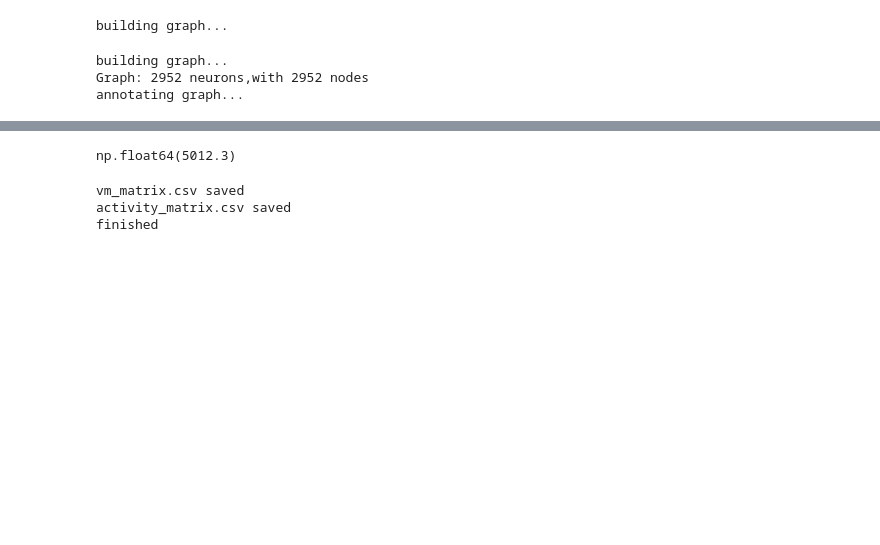
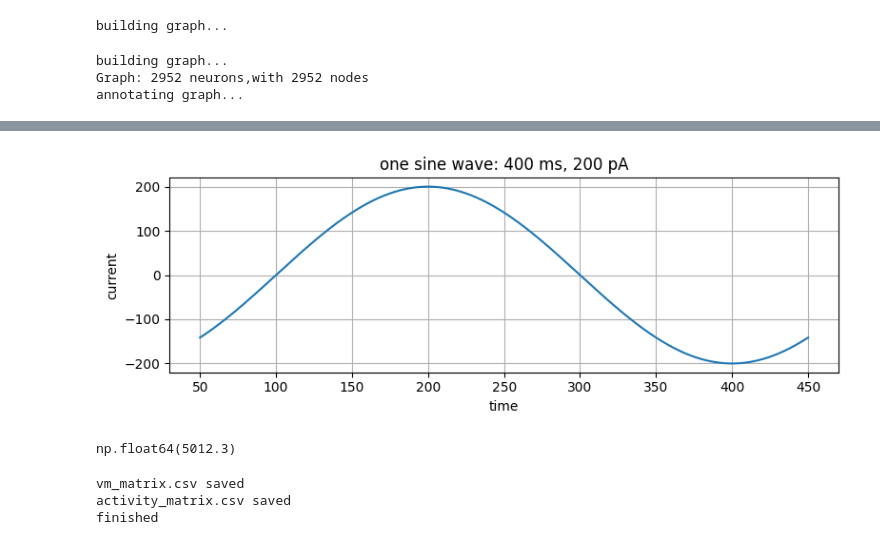
Before and after one commit to Leon-Parepko/Drosophila-Larvae-Simulation, a Jupyter notebook: Adema/nest.ipynb, the cells around one changed output, grey strips where cells are left out. Saved outputs shown, nothing was run; the diff lists cells and outputs as text; code cells hidden in the pictures; blank space fills up the shorter version.

```diff
--- a/Adema/nest.ipynb
+++ b/Adema/nest.ipynb
@@ -461,9 +670,9 @@ def run_exp_ac_generator(
     events = nest.GetStatus(spike_recorder, 'events')[0]
     return events, multimeter, neurons, node_index
 # %%
-BASE_W, DELAY = 5.9, 2.5
+BASE_W, DELAY = 5.5, 2.5
 STIM_START, STIM_STOP, TAIL = 50, 450, 6000
-AMP = 800 # реальная амлитуда без учета offset
+AMP = 300 # реальная амлитуда без учета offset
 
 events, multimeter, neurons, node_index = run_exp_ac_generator(G=G, stim_start=STIM_START, stim_stop=STIM_STOP,tail=TAIL, generator_amp=AMP / 2, base_w=BASE_W, delay=DELAY)
 # %% [output]
@@ -484,4 +693,8 @@ May 25 11:58:25 SimulationManager::run [Info]:
     Simulation finished.
+# %%
+visualize_one_wave(STIM_START, STIM_STOP - STIM_START, AMP)
+# %% [output]
+[figure, added]
 # %%
 TAIL = 6000
 sim_time = STIM_STOP + TAIL
```
Also changed, not shown: parts of 41 cells of this notebook, 2 other files.
